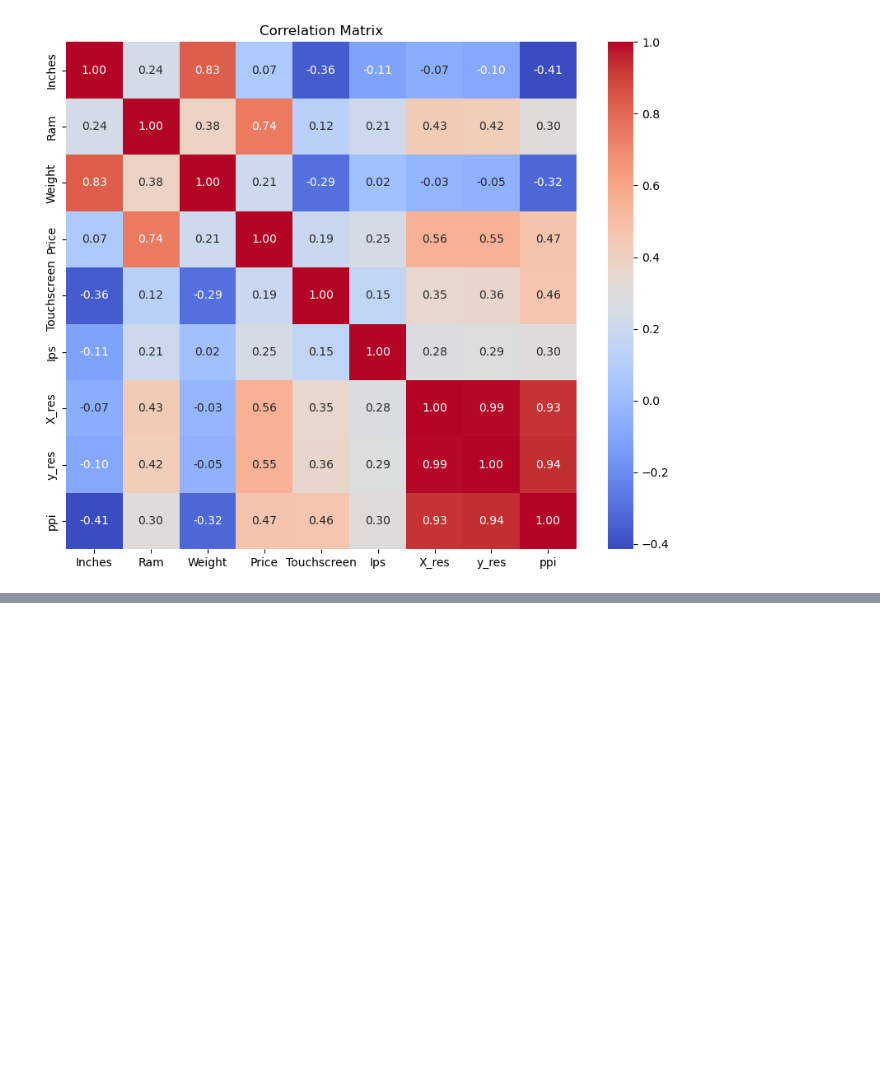
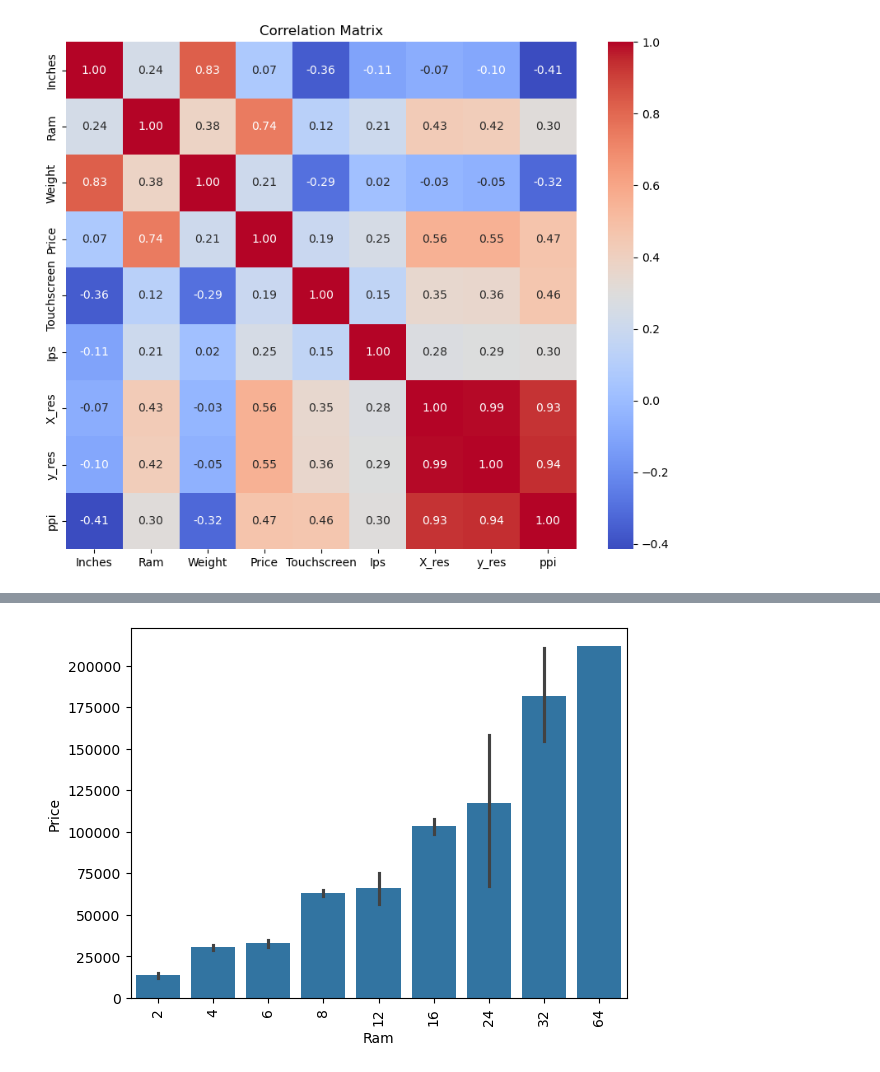
Before and after one commit to SuvamNaskar/laptop-price-prediction, a Jupyter notebook: laptop-price-model.ipynb, the cells around one changed output, grey strips where cells are left out. Drawn from its saved outputs; the diff is of its cells as text; code cells hidden in the pictures; blank space fills up the shorter version.

```diff
--- a/laptop-price-model.ipynb
+++ b/laptop-price-model.ipynb
@@ -295,0 +370,6 @@ df.head()
+# %%
+sns.barplot(x=df['Ram'],y=df['Price'])
+plt.xticks(rotation='vertical')
+plt.show()
+# %% [output]
+[figure, added]
```
Also changed, not shown: parts of 80 cells of this notebook.
